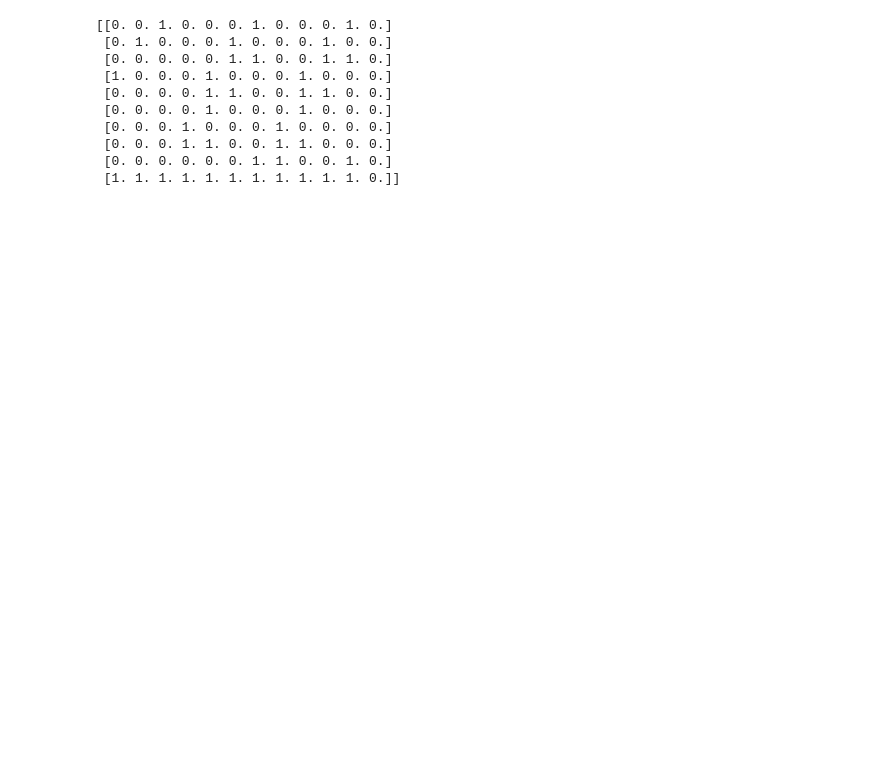
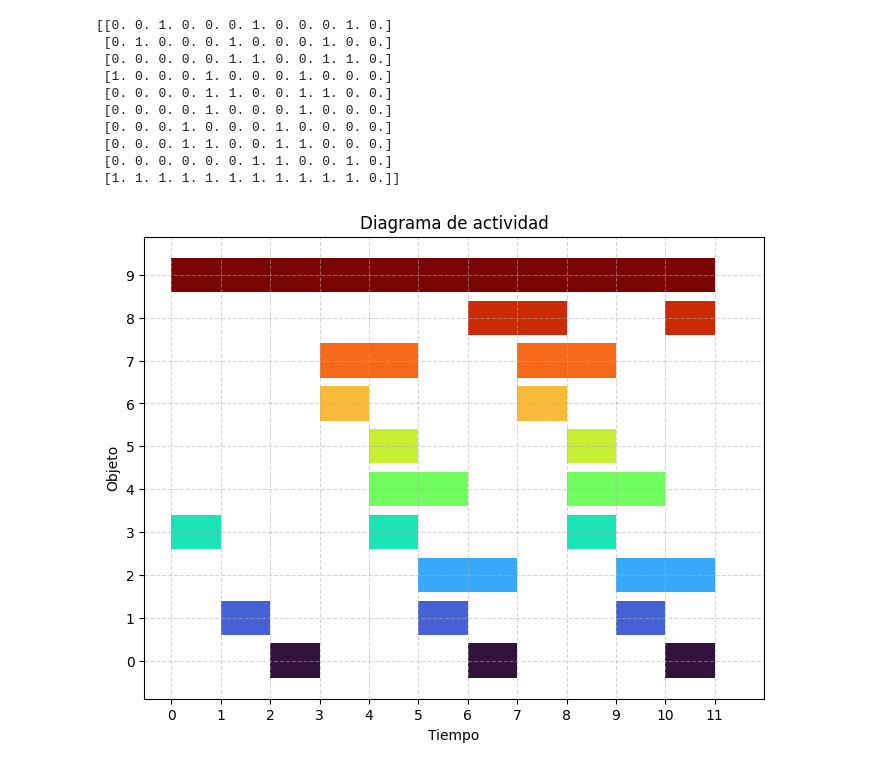
Before and after one commit to Pitzanami/InvestigacionEJ2025, a Jupyter notebook: CPG.ipynb, the cells around one changed output. Drawn from its saved outputs; the diff is of its cells as text; code cells hidden in the pictures; blank space fills up the shorter version.

```diff
--- a/CPG.ipynb
+++ b/CPG.ipynb
@@ -86,7 +84,8 @@ Ini = np.array([
     [1]
 ])
 prueba2 = CPG(11, W_w, Ini)
-print(prueba2.simulacion())
+Z = prueba2.simulacion()
+print(Z)
 # %% [output]
 [[0. 0. 1. 0. 0. 0. 1. 0. 0. 0. 1. 0.]
  [0. 1. 0. 0. 0. 1. 0. 0. 0. 1. 0. 0.]
@@ -98,3 +97,29 @@ print(prueba2.simulacion())
  [0. 0. 0. 1. 1. 0. 0. 1. 1. 0. 0. 0.]
  [0. 0. 0. 0. 0. 0. 1. 1. 0. 0. 1. 0.]
  [1. 1. 1. 1. 1. 1. 1. 1. 1. 1. 1. 0.]]
+# %%
+def graph(Z):
+    K = list(range(len(Z[0])))
+    n = len(Z)
+
+    figs, axs = plt.subplots(figsize=(8, 6))
+    colors = plt.cm.turbo(np.linspace(0, 1, n))
+
+    for i, row in enumerate(Z):
+        active_times = np.where(row == 1)[0]
+
+        for t in active_times:
+            axs.broken_barh([(t, 1)], (i - 0.4, 0.8), facecolors=colors[i])
+
+    axs.set_xlabel("Tiempo")
+    axs.set_ylabel("Objeto")
+    axs.set_xlim(right = len(K))
+    axs.set_xticks(range(len(K)))
+    axs.set_yticks(range(n))
+    axs.set_title("Diagrama de actividad")
+    axs.grid(True, linestyle="--", alpha=0.5)
+
+graph(Z)
+plt.show()
+# %% [output]
+[figure, added]
```
Also changed, not shown: parts of 3 cells of this notebook, 1 other file.
